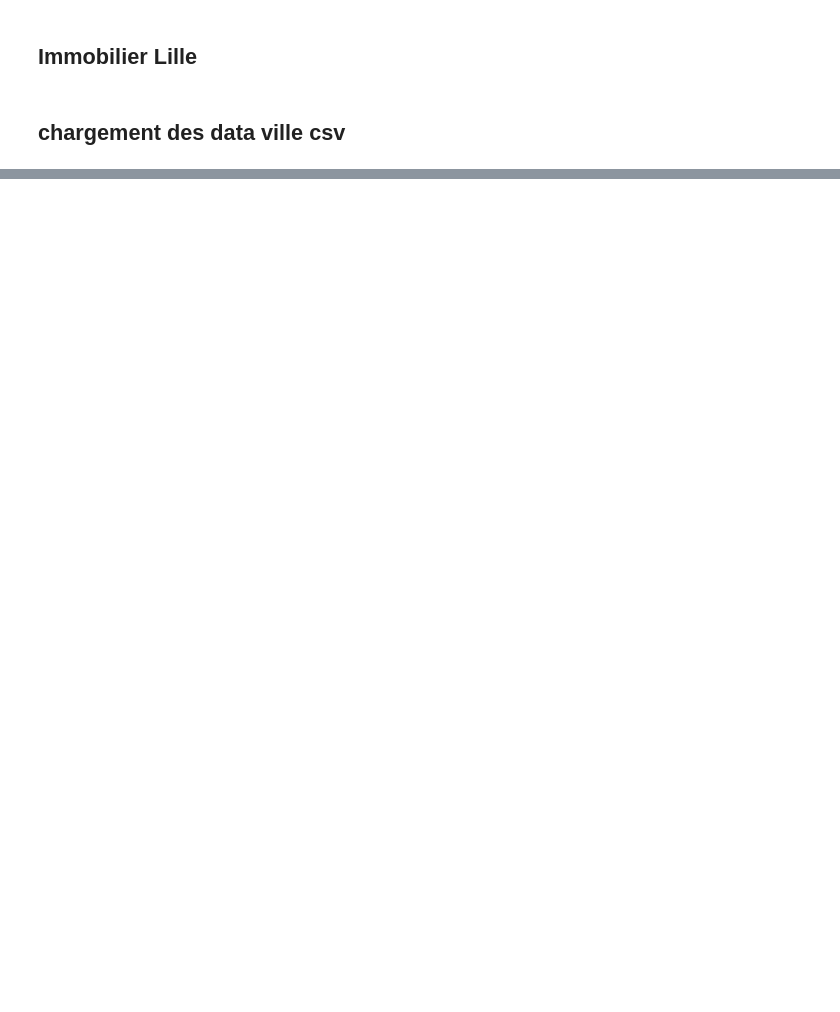
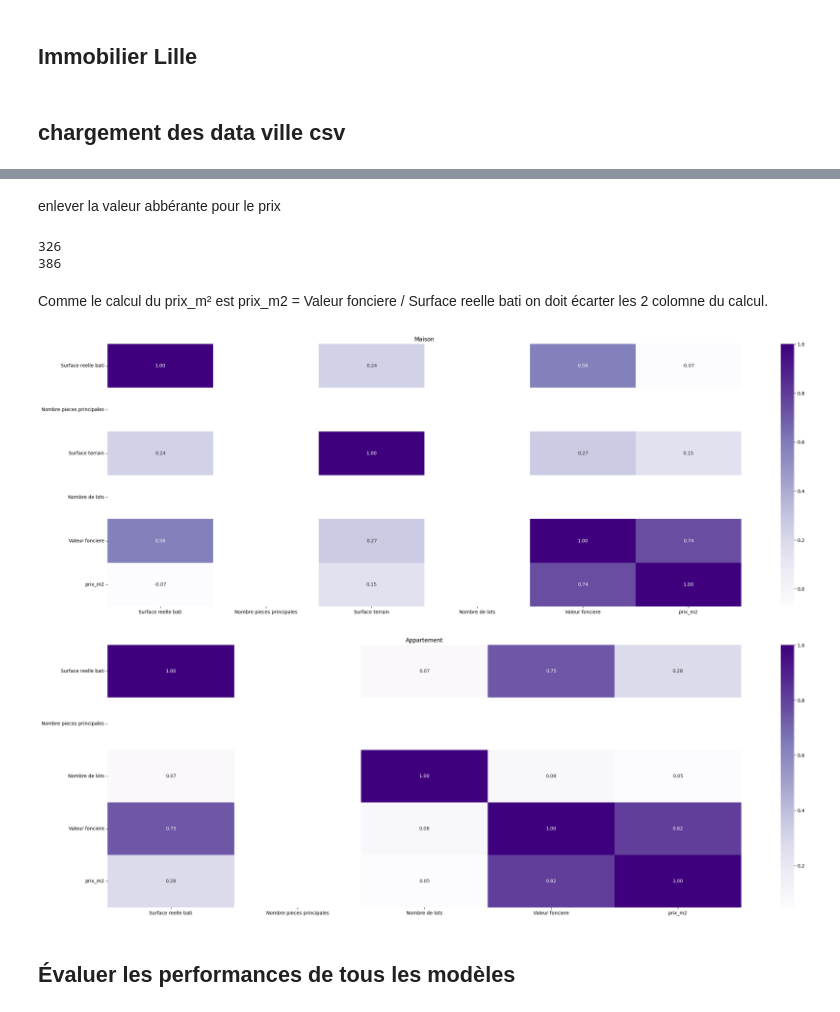
Before and after one commit to sayana-project/immoprice_api, a Jupyter notebook: notebooks/p1_lille.ipynb, the cells around one changed output, grey strips where cells are left out. Drawn from its saved outputs; the diff is of its cells as text; code cells hidden in the pictures; blank space fills up the shorter version.

```diff
--- a/notebooks/p1_lille.ipynb
+++ b/notebooks/p1_lille.ipynb
@@ -24,0 +233,35 @@ df['surface_m2'] = df['surface_m2'].fillna(df['surface_m2'].median())
+# %% [markdown]
+enlever la valeur abbérante pour le prix
+# %%
+# Si nécessaire, exclure les outliers pour des variable spécifiques
+lower_bound, upper_bound, _ = detect_outliers(df_house, "prix_m2")
+df_house = df_house[~((df_house["prix_m2"] < lower_bound) | (df_house["prix_m2"] > upper_bound))]
+
+lower_bound, upper_bound, _ = detect_outliers(df_apartment, "prix_m2")
+df_apartment = df_apartment[~((df_apartment["prix_m2"] < lower_bound) | (df_apartment["prix_m2"] > upper_bound))]
+# %%
+print(df_house.shape[0])
+print(df_apartment.shape[0])
+# %% [output]
+326
+386
+# %% [markdown]
+Comme le calcul du prix_m² est prix_m2 = Valeur fonciere / Surface reelle bati on doit écarter les 2 colomne du calcul.
+# %%
+df_tempo = df_house.drop('Type local', axis=1)
+
+plt.figure(figsize=(30,10))
+plt.title("Maison")
+sns.heatmap(df_tempo.corr(),annot=True, cmap='Purples', fmt=".2f")
+plt.show()
+
+df_tempo = df_apartment.drop('Type local', axis=1)
+plt.figure(figsize=(30,10))
+plt.title("Appartement")
+sns.heatmap(df_tempo.corr(),annot=True, cmap='Purples', fmt=".2f")
+plt.show()
+# %% [output]
+[figure, added]
+[figure, added]
+# %% [markdown]
+## Évaluer les performances de tous les modèles
```
Also changed, not shown: parts of 48 cells of this notebook, 9 other files.
